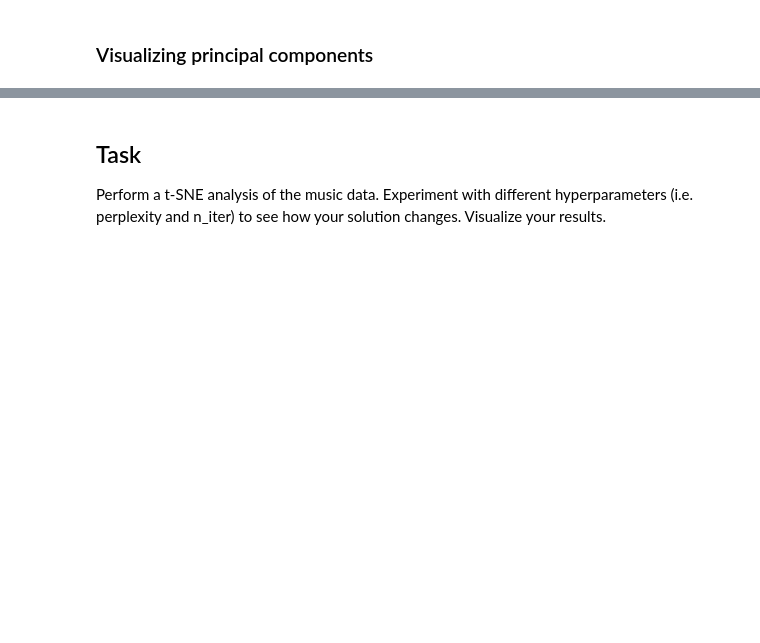
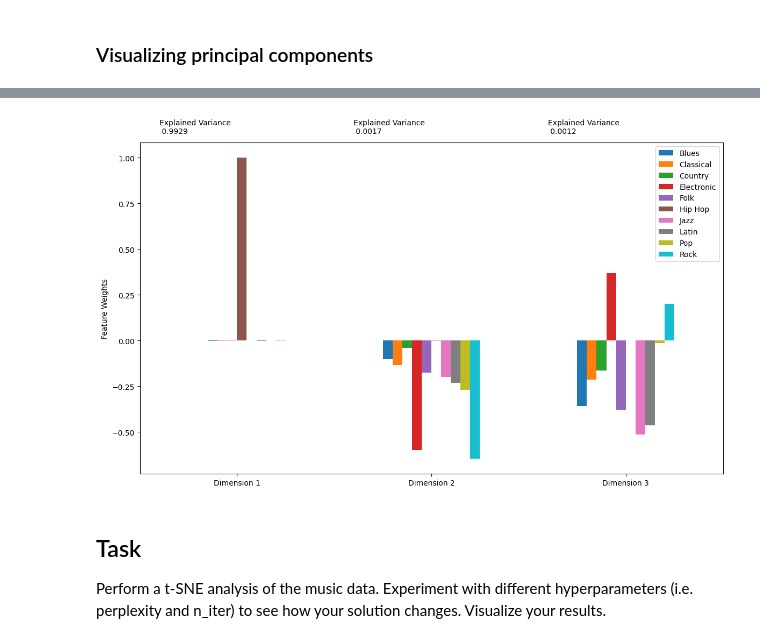
Before and after one commit to Mattcalcaterra/si618classwork, a Jupyter notebook: inclass/SI_618_Day_09_Dimension_Reduction_Inclass-1.ipynb, the cells around one changed output, grey strips where cells are left out. Drawn from its saved outputs; the diff is of its cells as text; code cells hidden in the pictures; blank space fills up the shorter version.

```diff
--- a/inclass/SI_618_Day_09_Dimension_Reduction_Inclass-1.ipynb
+++ b/inclass/SI_618_Day_09_Dimension_Reduction_Inclass-1.ipynb
@@ -429,3 +480,8 @@ Create X (features matrix) and y (labels matrix) from the `music` dataframe:
+# %%
+X = music.drop("Name", axis=1)
+y = music.Name
+# %%
+X2 = X.fillna(value=1)
 # %% [markdown]
 ## Task
 Perform a multi-dimensional scaling on the music data.  Should you use metric or non-metric MDS?  Do the
@@ -440,0 +513,3 @@ do the PCA?  How many principal components should you retain (hint: look at a sc
+# %%
+pca = PCA(n_components=3)
+X_pca = pca.fit_transform(X2)
@@ -479,5 +574,7 @@ def pca_results(data, columns, pca):
 # %%
-pcax = pca_results(X_pca, data.columns, pca)
+pcax = pca_results(X_pca, music.drop("Name", axis=1).columns, pca)
+# %% [output]
+[figure, added]
 # %% [markdown]
 ## Task
 Perform a t-SNE analysis of the music data.  Experiment with different hyperparameters (i.e. perplexity and n_iter) to see how your solution changes.  Visualize your results.
```
Also changed, not shown: parts of 19 cells of this notebook, 1 other file.
